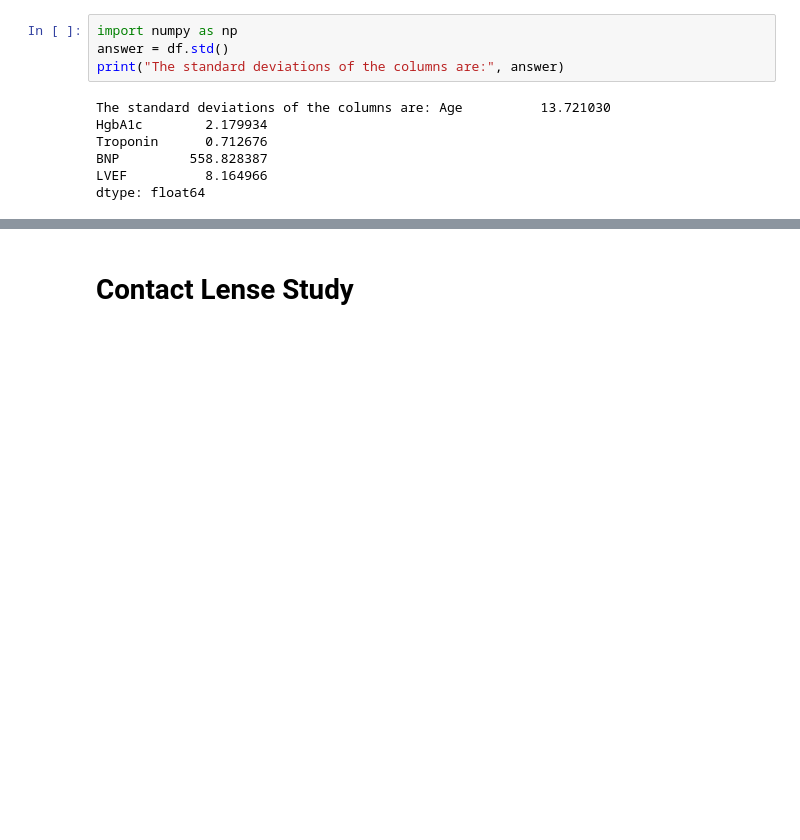
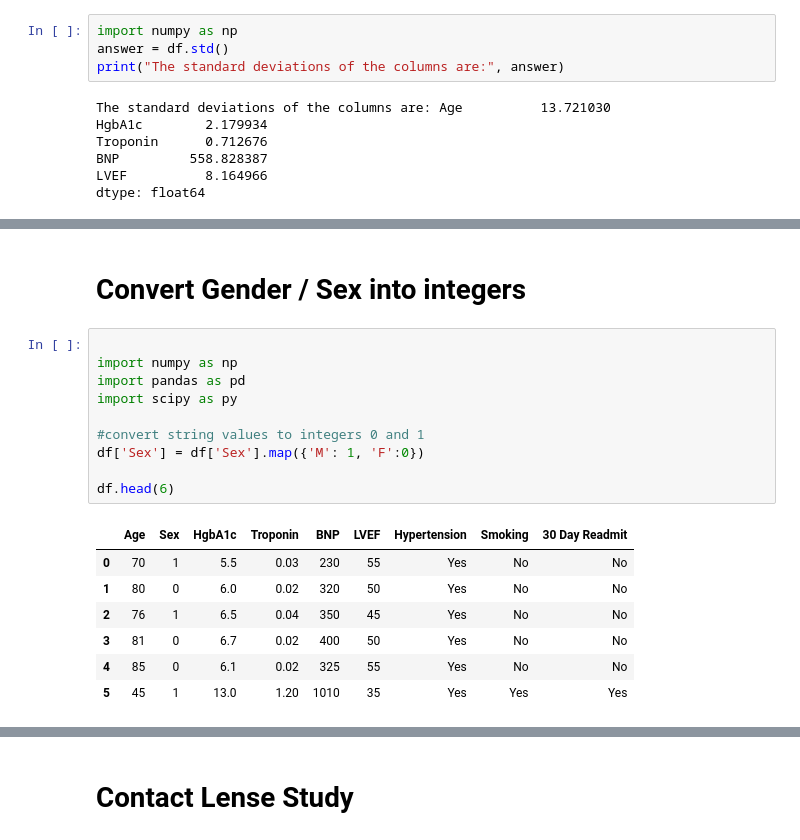
Before and after one commit to garychumd/gary-basic-2, a Jupyter notebook: Basic Gary 2.ipynb, the cells around one changed output, grey strips where cells are left out. Saved outputs shown, nothing was run; the diff lists cells and outputs as text; blank space fills up the shorter version.

```diff
--- a/Basic Gary 2.ipynb
+++ b/Basic Gary 2.ipynb
@@ -186,0 +203,20 @@ The standard deviation for BNP column is 558.8283874917832
+# %% [markdown]
+# Convert Gender / Sex into integers
+# %%
+
+import numpy as np
+import pandas as pd
+import scipy as py
+
+#convert string values to integers 0 and 1
+df['Sex'] = df['Sex'].map({'M': 1, 'F':0})
+
+df.head(6)
+# %% [output]
+|  | Age | Sex | HgbA1c | Troponin | BNP | LVEF | Hypertension | Smoking | 30 Day Readmit |
+| 0 | 70 | 1 | 5.5 | 0.03 | 230 | 55 | Yes | No | No |
+| 1 | 80 | 0 | 6.0 | 0.02 | 320 | 50 | Yes | No | No |
+| 2 | 76 | 1 | 6.5 | 0.04 | 350 | 45 | Yes | No | No |
+| 3 | 81 | 0 | 6.7 | 0.02 | 400 | 50 | Yes | No | No |
+| 4 | 85 | 0 | 6.1 | 0.02 | 325 | 55 | Yes | No | No |
+| 5 | 45 | 1 | 13.0 | 1.20 | 1010 | 35 | Yes | Yes | Yes |
```
Also changed, not shown: parts of 9 cells of this notebook.
